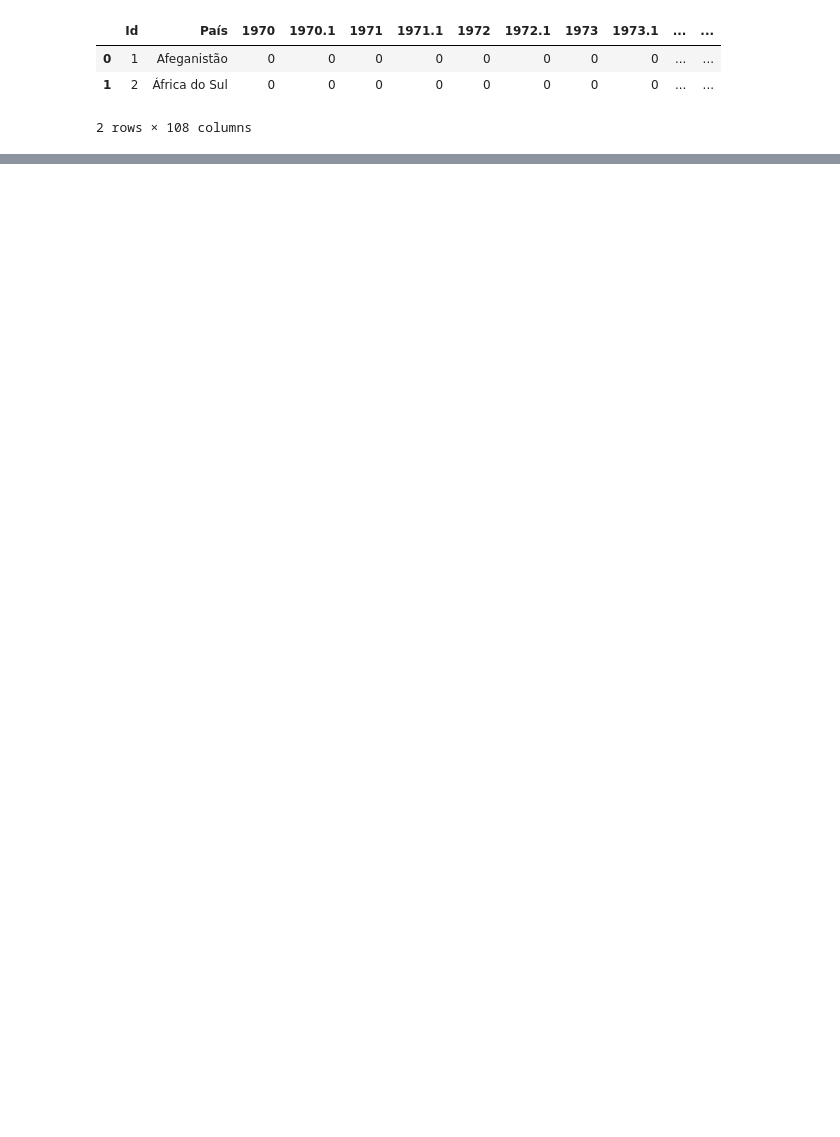
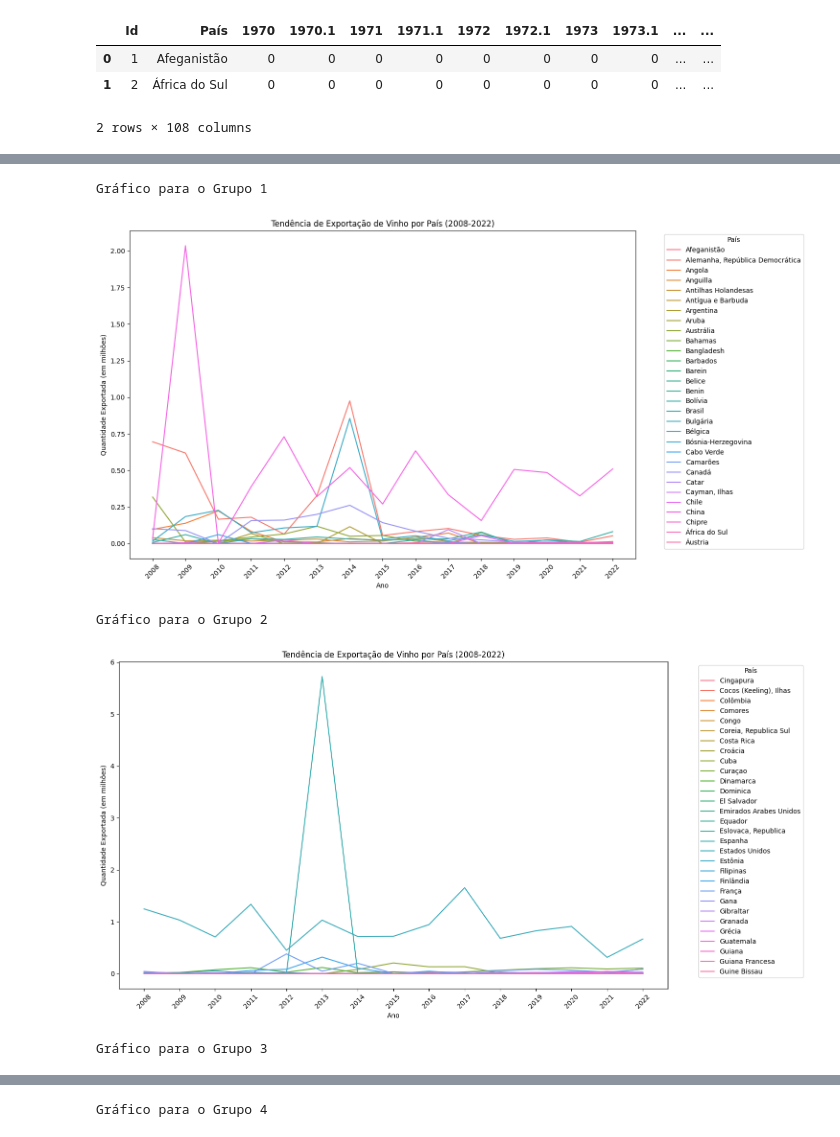
Before and after one commit to modelonulo/pos-fiap-ml, a Jupyter notebook: fase1_tech_challenge/camila_delduca_challange_fase1.ipynb, the cells around one changed output, grey strips where cells are left out. Saved outputs shown, nothing was run; the diff lists cells and outputs as text; code cells hidden in the pictures; blank space fills up the shorter version.

```diff
--- a/fase1_tech_challenge/camila_delduca_challange_fase1.ipynb
+++ b/fase1_tech_challenge/camila_delduca_challange_fase1.ipynb
@@ -30,0 +76,44 @@ data.head()
+# %%
+# excluir países sem exportacao
+
+# Lista de países para excluir do dataset
+paises_para_excluir = [
+    "Tanzânia", "República Dominicana", "Iraque", "Ilhas Virgens", "Jamaica",
+    "Costa do Marfim", "Senegal", "Porto Rico", "Anguila", "Líbano", "Tunísia"
+]
+
+# Excluir os dados dos países especificados
+data = data[~data["País"].isin(paises_para_excluir)]
+# %%
+from math import ceil
+
+def plot_wine_export_trends_grouped(data, group_size=30):
+    # Obter lista de países únicos
+    unique_countries = data["País"].unique()
+
+    # Calcular o número total de grupos
+    total_groups = ceil(len(unique_countries) / group_size)
+
+    # Dividir os países em grupos e plotar gráficos para cada grupo
+    for i in range(total_groups):
+        # Selecionar um subconjunto de países para o grupo atual
+        start_idx = i * group_size
+        end_idx = start_idx + group_size
+        countries_group = unique_countries[start_idx:end_idx]
+
+        # Filtrar os dados para incluir apenas os países do grupo atual
+        data_group = data[data["País"].isin(countries_group)]
+
+        # Plotar o gráfico para o grupo atual
+        print(f"Gráfico para o Grupo {i + 1}")
+        plot_wine_export_trends(data_group)
+        plt.show()
+
+# Chamar a função para gerar os gráficos agrupados
+plot_wine_export_trends_grouped(data)
+# %% [output]
+Gráfico para o Grupo 1
+[figure, added]
+Gráfico para o Grupo 2
+[figure, added]
+Gráfico para o Grupo 3
@@ -30,0 +121 @@ data.head()
+Gráfico para o Grupo 4
```
Also changed, not shown: parts of 22 cells of this notebook, 1 other file.
